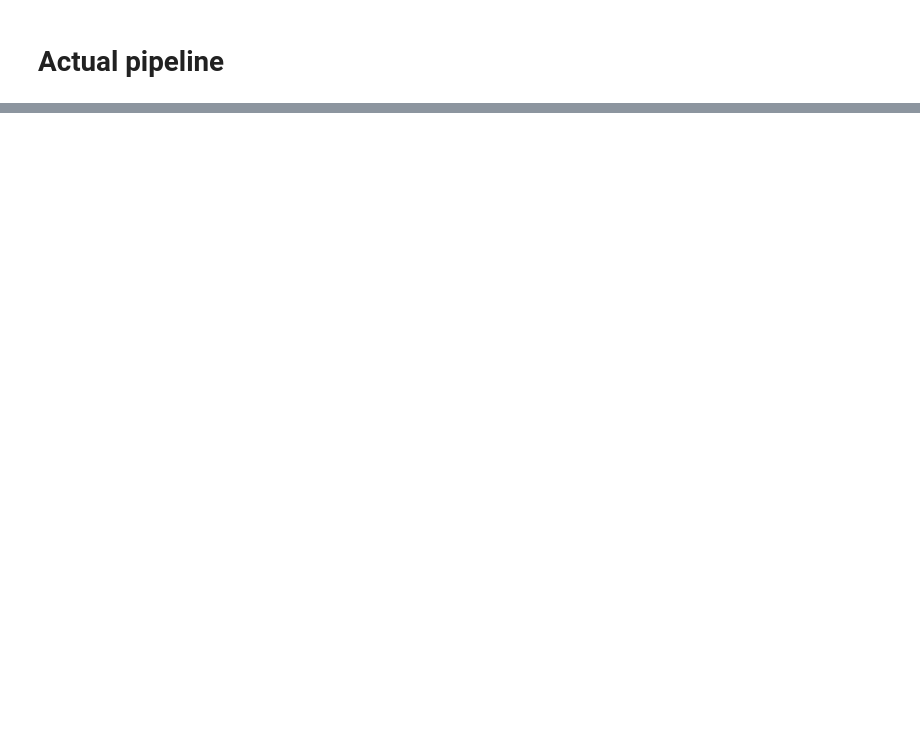
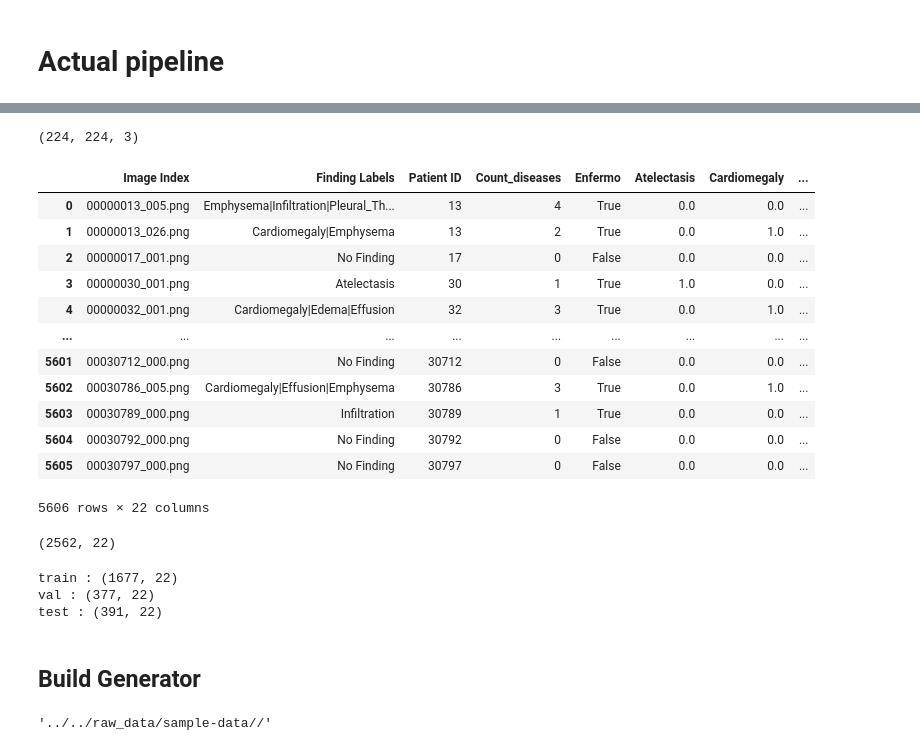
Before and after one commit to Giovita/xray-exam-diagnosis-cnn, a Jupyter notebook: notebooks/santiago-giovagnoli/BuildPipeline.ipynb, the cells around one changed output, grey strips where cells are left out. Cells and saved outputs as stored; diff of their text form; code cells hidden in the pictures; blank space fills up the shorter version.

```diff
--- a/notebooks/santiago-giovagnoli/BuildPipeline.ipynb
+++ b/notebooks/santiago-giovagnoli/BuildPipeline.ipynb
@@ -147,0 +219,3 @@ array([    1,     2,     3, ..., 30803, 30804, 30805])
+# %%
+df["Fixed_Labels"] = df["Finding Labels"].map(lambda x: x.split("|"))
+df.head(3)
@@ -156,0 +253,20 @@ test : (1667, 22)
+# %%
+input_shape
+# %% [output]
+(224, 224, 3)
+# %%
+df
+# %% [output]
+|  | Image Index | Finding Labels | Patient ID | Count_diseases | Enfermo | Atelectasis | Cardiomegaly | ... |
+| 0 | 00000013_005.png | Emphysema|Infiltration|Pleural_Th... | 13 | 4 | True | 0.0 | 0.0 | ... |
+| 1 | 00000013_026.png | Cardiomegaly|Emphysema | 13 | 2 | True | 0.0 | 1.0 | ... |
+| 2 | 00000017_001.png | No Finding | 17 | 0 | False | 0.0 | 0.0 | ... |
+| 3 | 00000030_001.png | Atelectasis | 30 | 1 | True | 1.0 | 0.0 | ... |
+| 4 | 00000032_001.png | Cardiomegaly|Edema|Effusion | 32 | 3 | True | 0.0 | 1.0 | ... |
+| ... | ... | ... | ... | ... | ... | ... | ... | ... |
+| 5601 | 00030712_000.png | No Finding | 30712 | 0 | False | 0.0 | 0.0 | ... |
+| 5602 | 00030786_005.png | Cardiomegaly|Effusion|Emphysema | 30786 | 3 | True | 0.0 | 1.0 | ... |
+| 5603 | 00030789_000.png | Infiltration | 30789 | 1 | True | 0.0 | 0.0 | ... |
+| 5604 | 00030792_000.png | No Finding | 30792 | 0 | False | 0.0 | 0.0 | ... |
+| 5605 | 00030797_000.png | No Finding | 30797 | 0 | False | 0.0 | 0.0 | ... |
+5606 rows × 22 columns
@@ -156,0 +275,24 @@ test : (1667, 22)
+# %%
+df_sick.shape
+# %% [output]
+(2562, 22)
+# %%
+ds_train, ds_val, ds_test = data.split_df(
+    dataset=df_sick,
+    column_to_filter_by="Patient ID",
+    train_val_test=(0.65, 0.15, 0.15),
+    total_filter=1,
+)
+print("train :", ds_train.shape)
+print("val :", ds_val.shape)
+print("test :", ds_test.shape)
+# %% [output]
+train : (1677, 22)
+val : (377, 22)
+test : (391, 22)
+# %% [markdown]
+## Build Generator
+# %%
+path_to_csv
+# %% [output]
+'../../raw_data/sample-data//'
```
Also changed, not shown: parts of 58 cells of this notebook, 6 other files.
